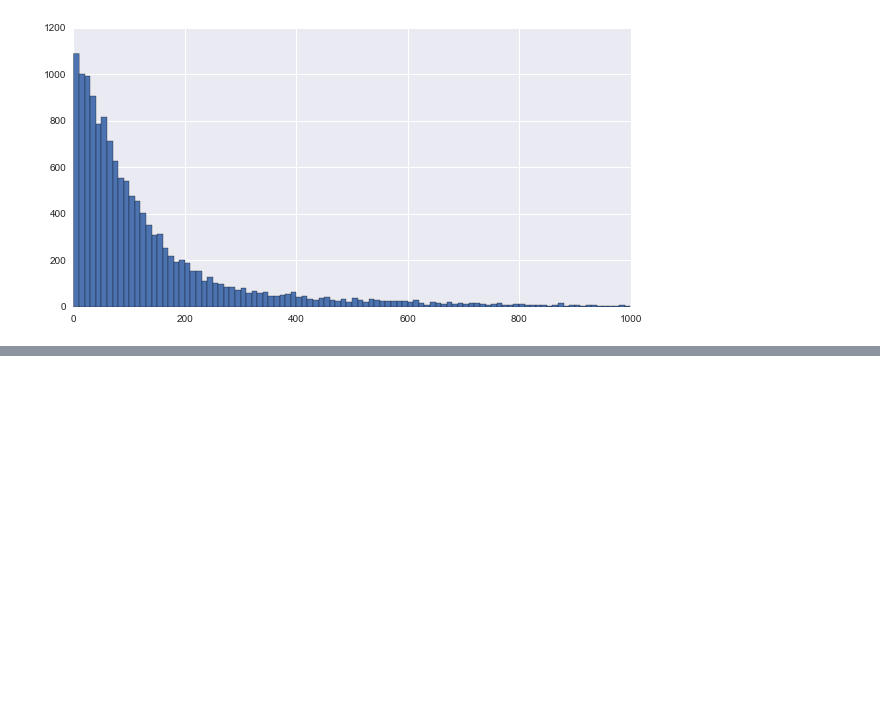
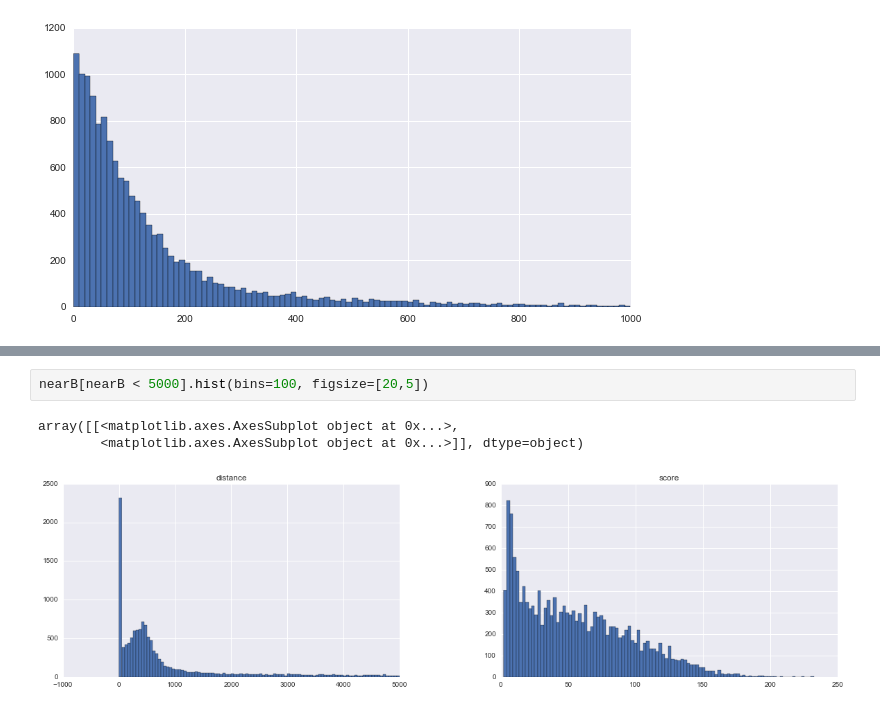
Before and after one commit to damiankao/misc-analysis, a Jupyter notebook: yuli_19012016.ipynb, the cells around one changed output, grey strips where cells are left out. Saved outputs shown, nothing was run; the diff lists cells and outputs as text; blank space fills up the shorter version.

```diff
--- a/yuli_19012016.ipynb
+++ b/yuli_19012016.ipynb
@@ -241,0 +272,6 @@ Number of SA1 peaks with no nearest SA2 peak: 61
+# %%
+nearB[nearB < 5000].hist(bins=100, figsize=[20,5])
+# %% [output]
+array([[<matplotlib.axes.AxesSubplot object at 0x...>,
+        <matplotlib.axes.AxesSubplot object at 0x...>]], dtype=object)
+[figure, added]
```
Also changed, not shown: parts of 43 cells of this notebook.
